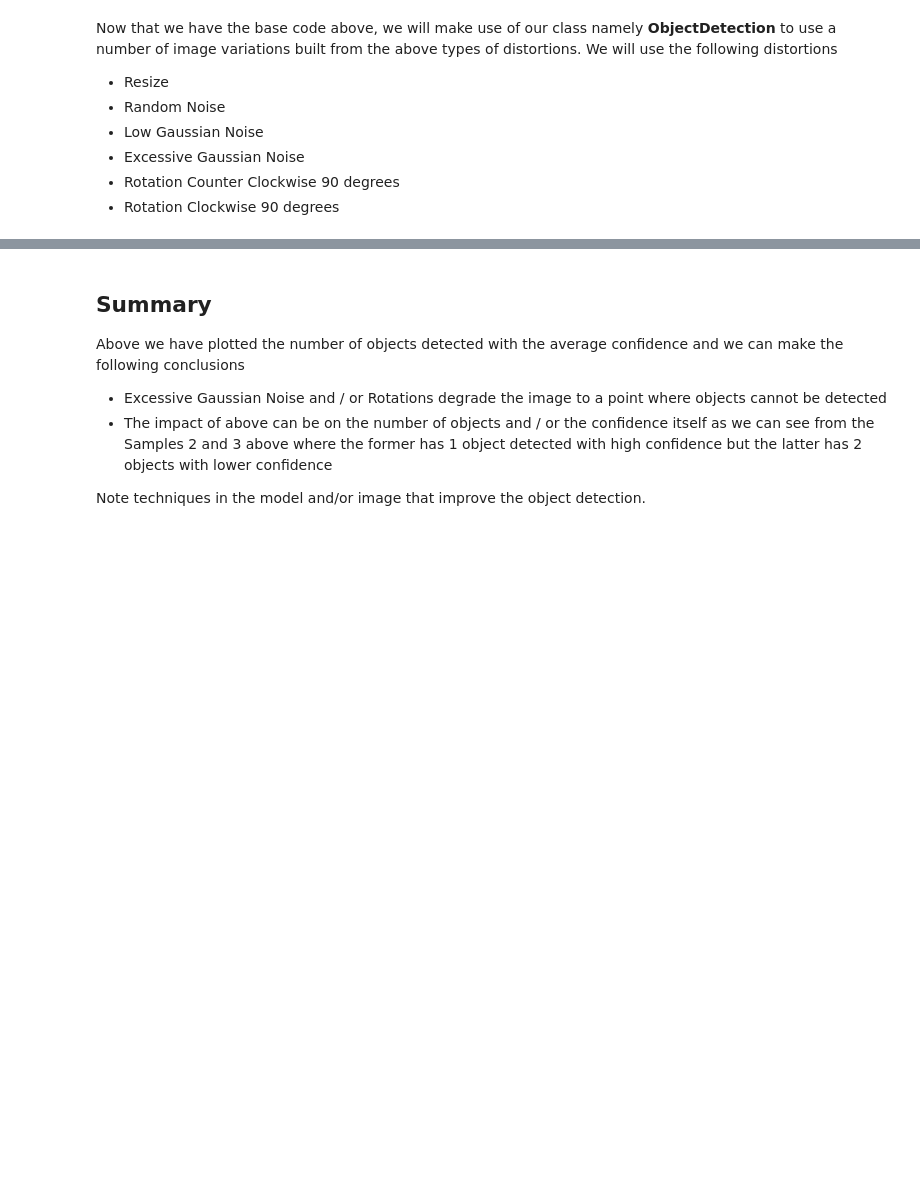
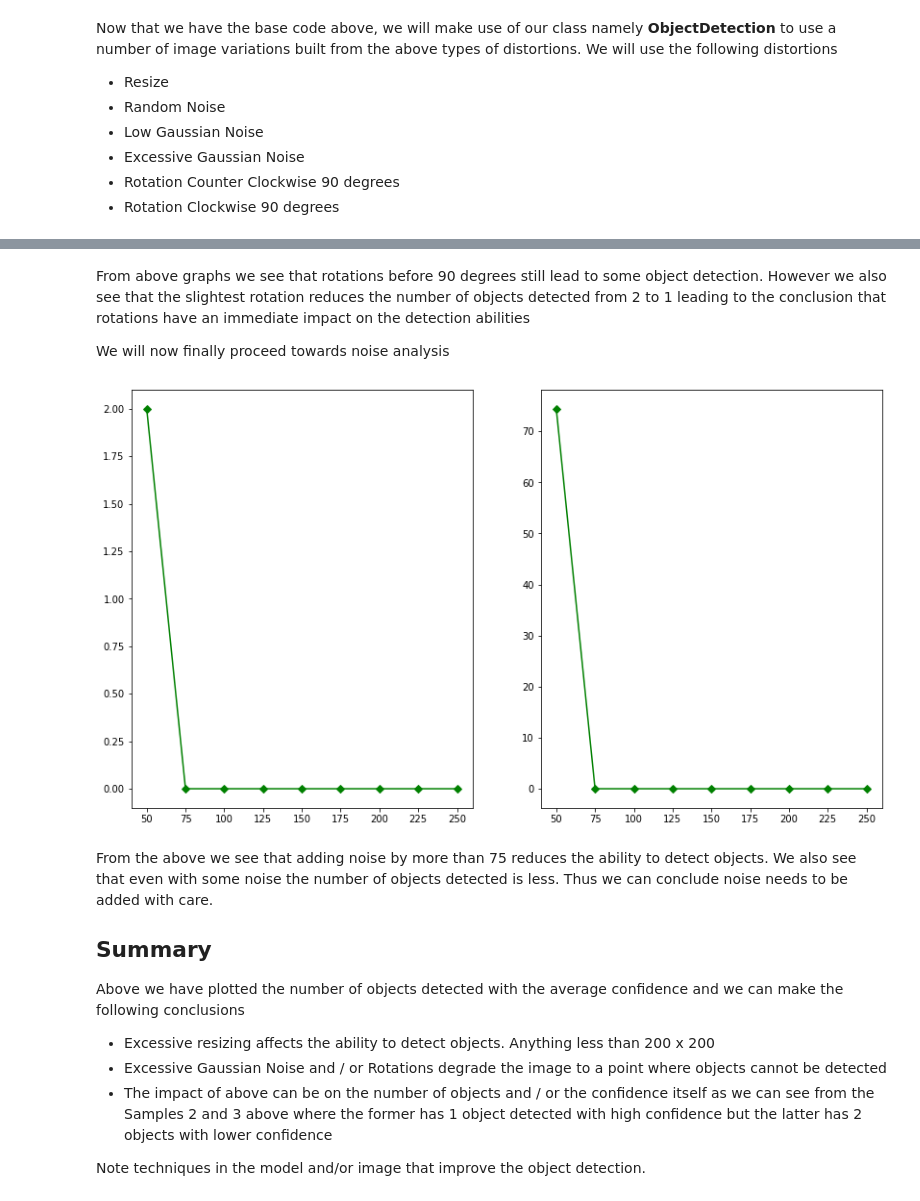
Before and after one commit to shaileshhemdev/hemdev-705.603Spring24, a Jupyter notebook: cvbasicsAssignment-main/ObjectDetection.ipynb, the cells around one changed output, grey strips where cells are left out. Drawn from its saved outputs; the diff is of its cells as text; code cells hidden in the pictures; blank space fills up the shorter version.

Commit message:
Complete Analysis for Problem 1

```diff
--- a/cvbasicsAssignment-main/ObjectDetection.ipynb
+++ b/cvbasicsAssignment-main/ObjectDetection.ipynb
@@ -308,9 +412,56 @@ plt.show()
+# %% [markdown]
+From above graphs we see that rotations before 90 degrees still lead to some object detection. However we also see that the slightest rotation reduces the number of objects detected from 2 to 1 leading to the conclusion that rotations have an immediate impact on the detection abilities
+
+We will now finally proceed towards noise analysis
+# %%
+# Initialize a list of count & confidence tuples
+noise_list = []
+cnt_list = []
+mean_list = []
+
+# First let's test impact of resizing
+img = cv.imread('pictures/bermuda.jpg')
+noise = 25
+while noise < 250:
+    # Get the new noise
+    noise = noise + 25
+
+    # Read the image again
+    img = cv.imread('pictures/bermuda.jpg')
+
+    # Add noise to the image
+    gauss = np.random.normal(0, noise, img.shape) # add code to add speckle noise
+    gauss = gauss.reshape(img.shape[0],img.shape[1],img.shape[2]).astype('uint8')
+    speckle_img = img + gauss
+    img_name = 'pictures/bermuda_noise_' + str(noise) + '.jpg'
+    cv.imwrite(img_name, speckle_img)
+
+    # Detect objects on these resized image
+    object_detections = objectdetection.detect(img_name)
+    resized_cnt = (len(object_detections))
+    resized_mean = 0 if resized_cnt ==0 else sum(n for _, n in object_detections) / resized_cnt
+
+    # Add to the list
+    noise_list.append(noise)
+    cnt_list.append(resized_cnt)
+    mean_list.append(resized_mean)
+
+# Plot the values
+fig, (ax1, ax2) = plt.subplots(1, 2, figsize=(14, 8))
+ax1.plot(np.array(noise_list), np.array(cnt_list), '-gD', label='Noise & Objects Detected')
+ax2.plot(np.array(noise_list), np.array(mean_list), '-gD', label='Noise & Objects Detection Confidence')
+plt.show()
+# %% [output]
+[figure, added]
 # %% [markdown]
+From the above we see that adding noise by more than 75 reduces the ability to detect objects. We also see that even with some noise the number of objects detected is less. Thus we can conclude noise needs to be added with care.
+
 ## Summary
 
 Above we have plotted the number of objects detected with the average confidence and we can make the following conclusions
 
 <ul>
+    <li>Excessive resizing affects the ability to detect objects. Anything less than 200 x 200</li>
     <li>Excessive Gaussian Noise and / or Rotations degrade the image to a point where objects cannot be detected</li>
     <li>The impact of above can be on the number of objects and / or the confidence itself as we can see from the Samples 2 and 3 above where the former has 1 object detected with high confidence but the latter has 2 objects with lower confidence</li>
 </ul>
```
Also changed, not shown: parts of 16 cells of this notebook, 32 other files.
